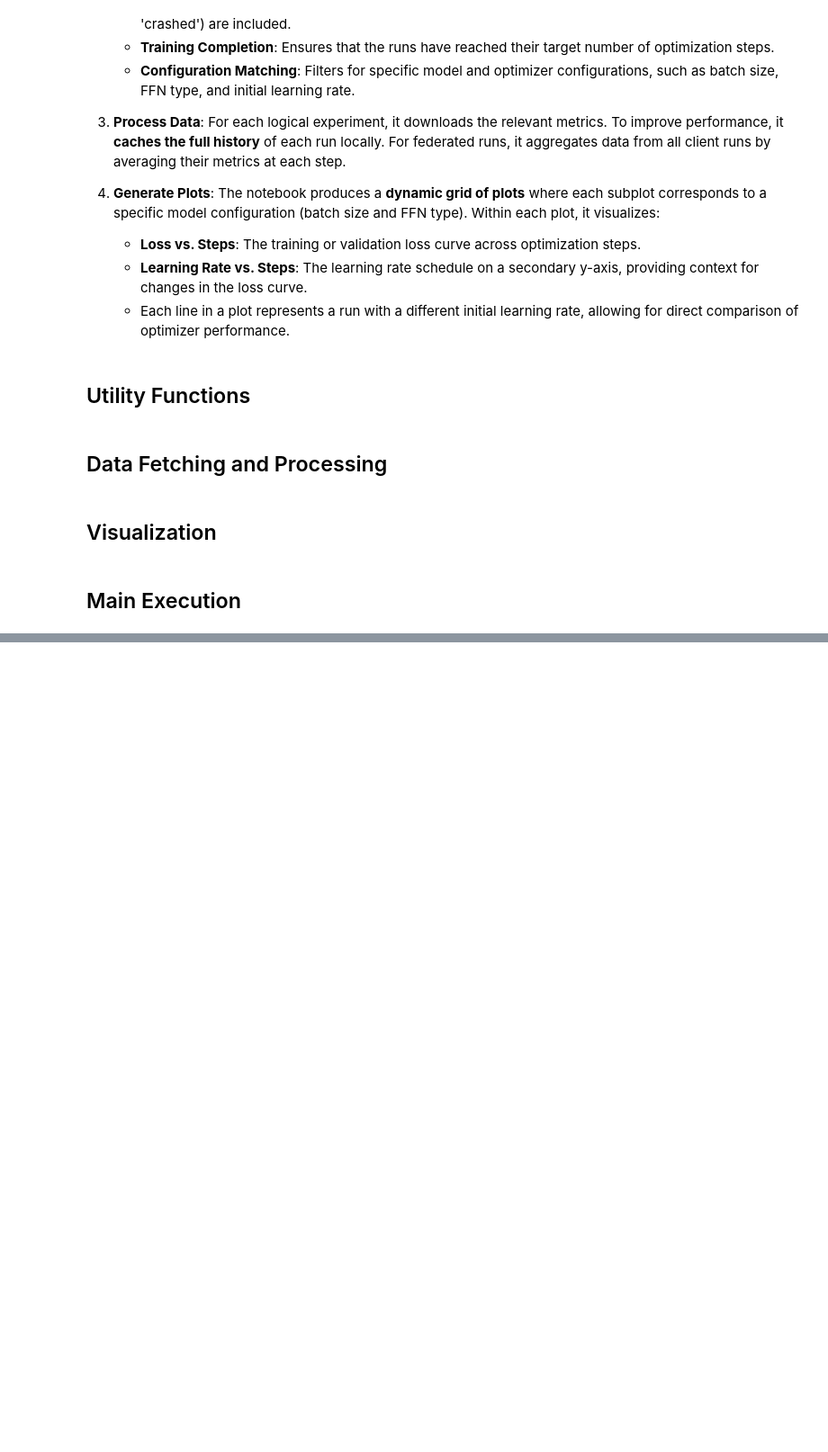
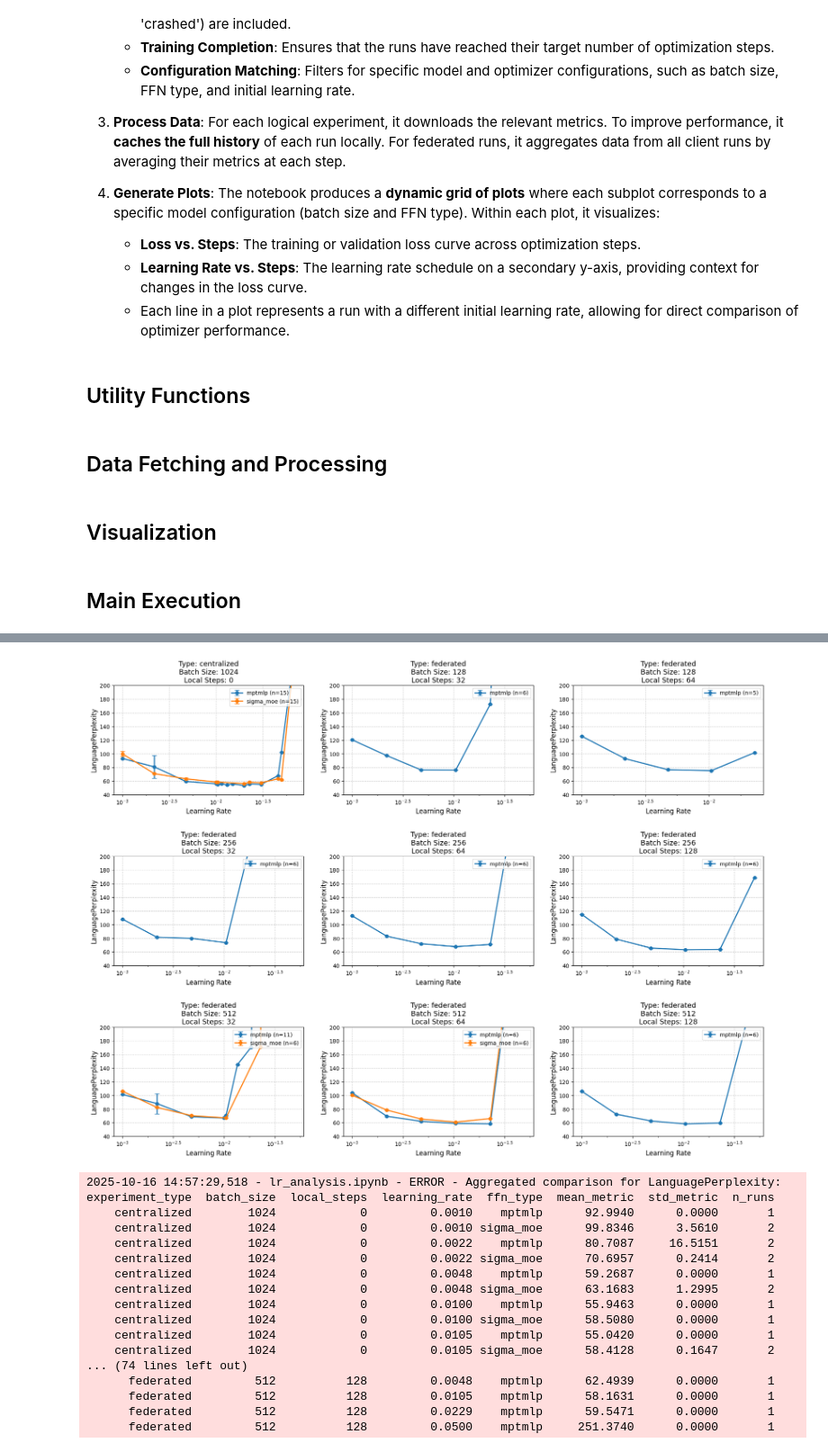
Before and after one commit to relogu/fedmoe_plots, a Jupyter notebook: fedmoe_plots/notebooks/mlsys26/completep_scaling.ipynb, the cells around one changed output, grey strips where cells are left out. Shown at 90% size. Drawn from its saved outputs; the diff is of its cells as text; code cells hidden in the pictures; blank space fills up the shorter version.

```diff
--- a/fedmoe_plots/notebooks/mlsys26/completep_scaling.ipynb
+++ b/fedmoe_plots/notebooks/mlsys26/completep_scaling.ipynb
@@ -21,10 +21,12 @@ The notebook connects to Weights & Biases to perform the following steps:
     - **Learning Rate vs. Steps**: The learning rate schedule on a secondary y-axis, providing context for changes in the loss curve.
     - Each line in a plot represents a run with a different initial learning rate, allowing for direct comparison of optimizer performance.
 # %%
+import hashlib
 import logging
 import math
 import re
 from collections import defaultdict
+from pathlib import Path
 from typing import Any
 
 import matplotlib.pyplot as plt
@@ -58,7 +60,8 @@ log = logging.getLogger("lr_analysis.ipynb")
 # --- W&B Configuration ---
 WANDB_ENTITY = "camlsys"
 WANDB_PROJECT = "mlsys26"
-CACHE_DIR = ".cache/wandb_history"
+CACHE_DIR = Path(".cache/wandb_history")
+CACHE_DIR.mkdir(parents=True, exist_ok=True)
 
 DEFAULT_GROUPING_CONFIG_KEYS: dict[str, str] = {
     "batch_size": "llm_config.global_train_batch_size",
@@ -655,0 +1109,17 @@ experiment_type  batch_size  ffn_type  local_steps  learning_rate  mean_metric
+# %%
+# Example: Compare different FFN types on the same plot
+# Each line will represent a different FFN type (mptmlp vs sigma_moe)
+# while grouping by batch_size and local_steps
+
+if not results_df.empty:
+    log.error("\n--- Comparison Plot Generation ---")
+    generate_comparison_plots(
+        results_df,
+        loss_metric_key=LOSS_METRIC,
+        comparison_key="ffn_type",  # Change this to compare different config keys
+        y_limits=Y_LIMITS,
+        grouping_config_keys=GROUPING_CONFIG_KEYS,
+    )
+else:
+    log.warning("\nNo data available to generate comparison plots.")
+# %% [output]
@@ -655,0 +1128,18 @@ experiment_type  batch_size  ffn_type  local_steps  learning_rate  mean_metric
+[figure, added]
+2025-10-16 14:57:29,518 - lr_analysis.ipynb - ERROR - Aggregated comparison for LanguagePerplexity:
+experiment_type  batch_size  local_steps  learning_rate  ffn_type  mean_metric  std_metric  n_runs
+    centralized        1024            0         0.0010    mptmlp      92.9940      0.0000       1
+    centralized        1024            0         0.0010 sigma_moe      99.8346      3.5610       2
+    centralized        1024            0         0.0022    mptmlp      80.7087     16.5151       2
+    centralized        1024            0         0.0022 sigma_moe      70.6957      0.2414       2
+    centralized        1024            0         0.0048    mptmlp      59.2687      0.0000       1
+    centralized        1024            0         0.0048 sigma_moe      63.1683      1.2995       2
+    centralized        1024            0         0.0100    mptmlp      55.9463      0.0000       1
+    centralized        1024            0         0.0100 sigma_moe      58.5080      0.0000       1
+    centralized        1024            0         0.0105    mptmlp      55.0420      0.0000       1
+    centralized        1024            0         0.0105 sigma_moe      58.4128      0.1647       2
+... (74 lines left out)
+      federated         512          128         0.0048    mptmlp      62.4939      0.0000       1
+      federated         512          128         0.0105    mptmlp      58.1631      0.0000       1
+      federated         512          128         0.0229    mptmlp      59.5471      0.0000       1
+      federated         512          128         0.0500    mptmlp     251.3740      0.0000       1
```
Also changed, not shown: parts of 9 cells of this notebook.
